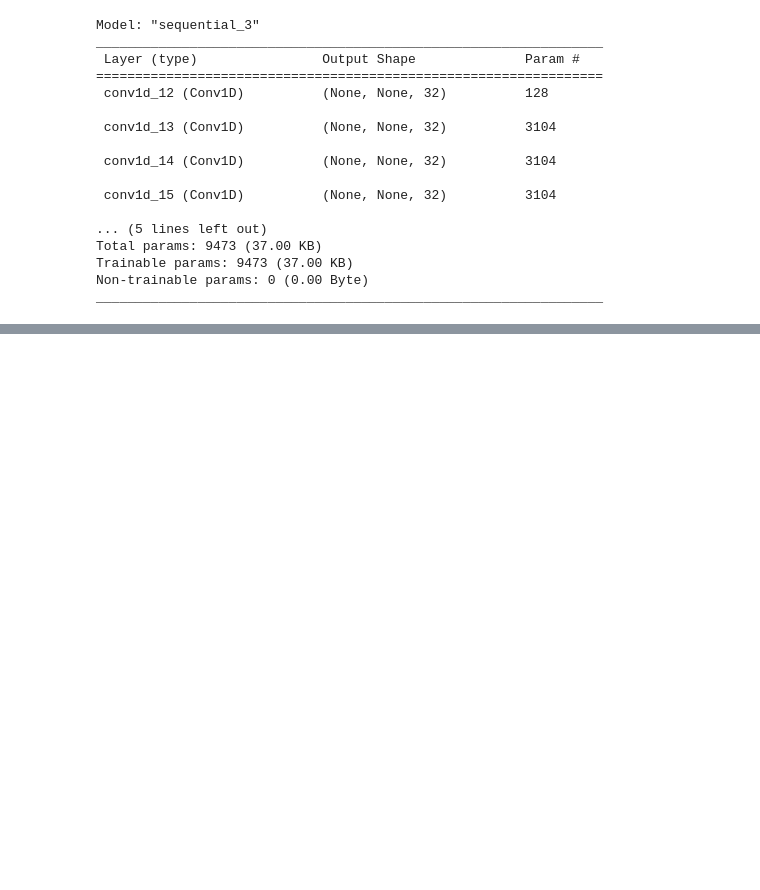
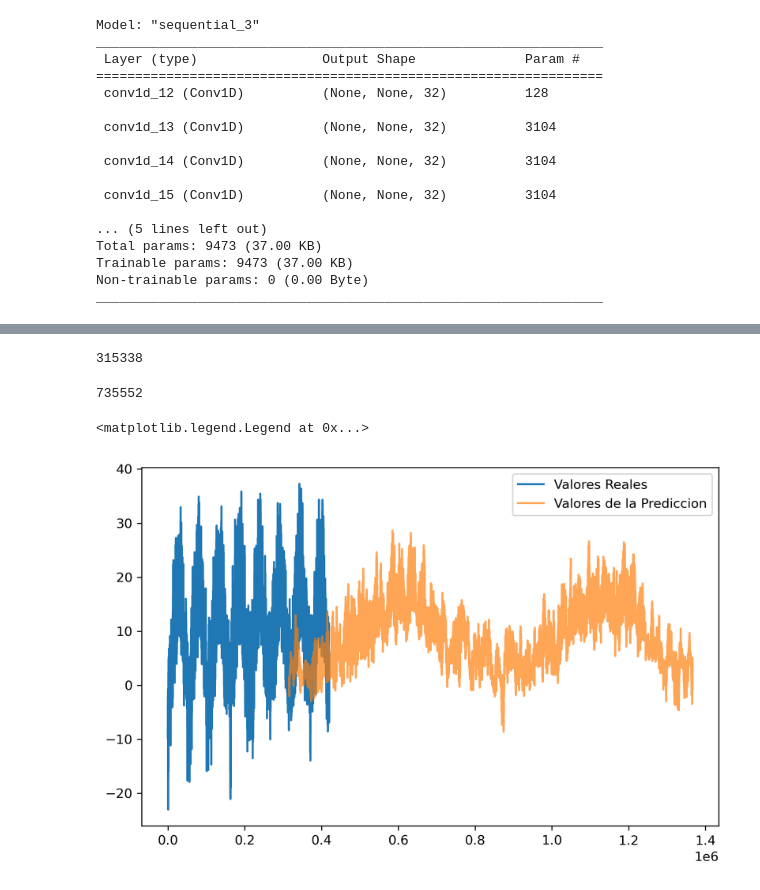
Before and after one commit to RZeusHerMun/Predicciones-de-Temperatura, a Jupyter notebook: Predicciones-de-Temperatura.ipynb, the cells around one changed output, grey strips where cells are left out. Saved outputs shown, nothing was run; the diff lists cells and outputs as text; code cells hidden in the pictures; blank space fills up the shorter version.

```diff
--- a/Predicciones-de-Temperatura.ipynb
+++ b/Predicciones-de-Temperatura.ipynb
@@ -404,0 +464,10 @@ histdil = modeldil.fit(train_dataset,
+# %%
+print("Esos son los datos de temperatura reales", temperature)
+print(f"tenemos {len(temperature)} datos de tempratura")
+print(f"tenemos {len(predictions)} datos de predicciones")
+print("Las predicciones sn de este tipo saliendo del modelo", predictions.shape)
+predictions = predictions.flatten()
+print("las predicciones son ahora de este tipo", predictions)
+print(val)
+print(train) #val + train
+print(test)
@@ -404,0 +484,18 @@ histdil = modeldil.fit(train_dataset,
+# %%
+210225+105113
+# %% [output]
+315338
+# %%
+1050890-315338
+# %% [output]
+735552
+# %%
+star_index = train + val
+indices=range(star_index, star_index + len(predictions))
+plt.figure(dpi=300, figsize=(8, 5))
+plt.plot(range(len(temperature)), temperature, label="Valores Reales")
+plt.plot(indices, predictions, label="Valores de la Prediccion", alpha=0.7)
+plt.legend()
+# %% [output]
+<matplotlib.legend.Legend at 0x...>
+[figure, added]
```
Also changed, not shown: parts of 4 cells of this notebook.
